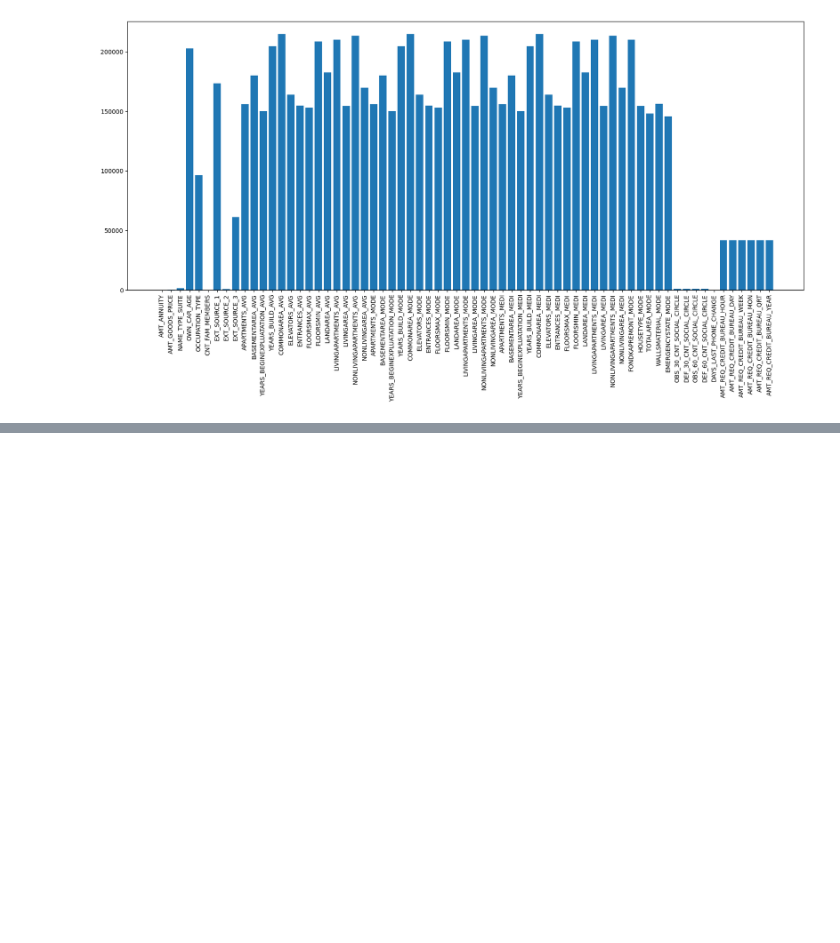
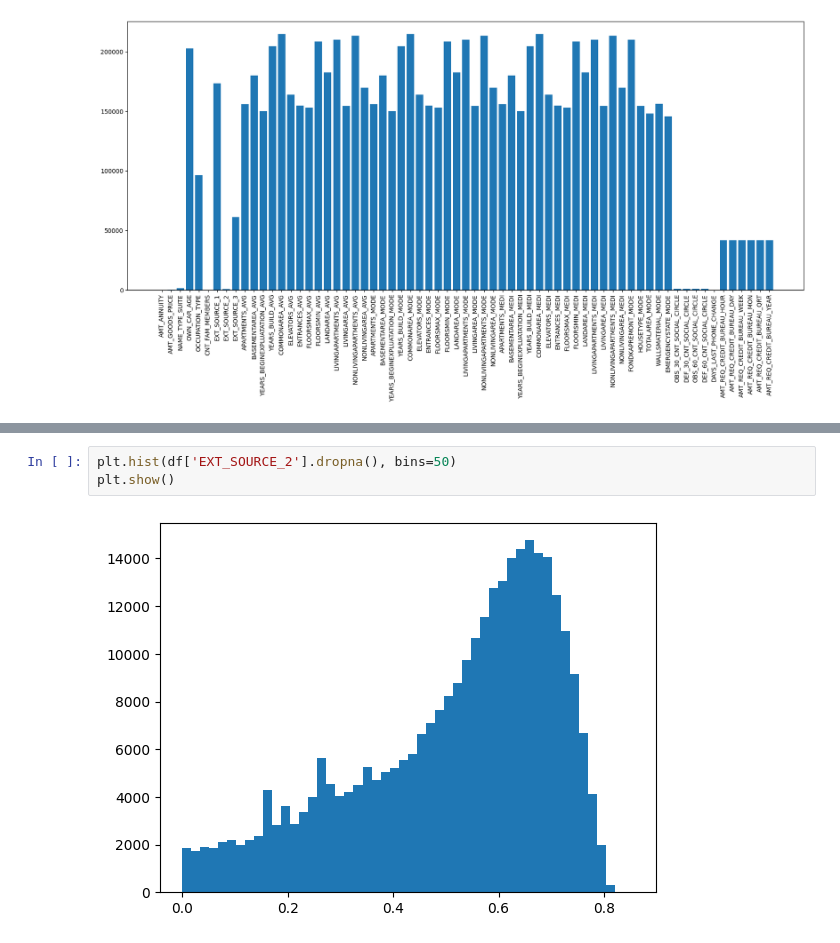
Before and after one commit to yelishuang/Home-Credit-Solution-like, a Jupyter notebook: notebooks/01_EDA.ipynb, the cells around one changed output, grey strips where cells are left out. Drawn from its saved outputs; the diff is of its cells as text; blank space fills up the shorter version.

```diff
--- a/notebooks/01_EDA.ipynb
+++ b/notebooks/01_EDA.ipynb
@@ -92,0 +153,5 @@ plt.show()
+# %%
+plt.hist(df['EXT_SOURCE_2'].dropna(), bins=50)
+plt.show()
+# %% [output]
+[figure, added]
```
Also changed, not shown: parts of 13 cells of this notebook.
